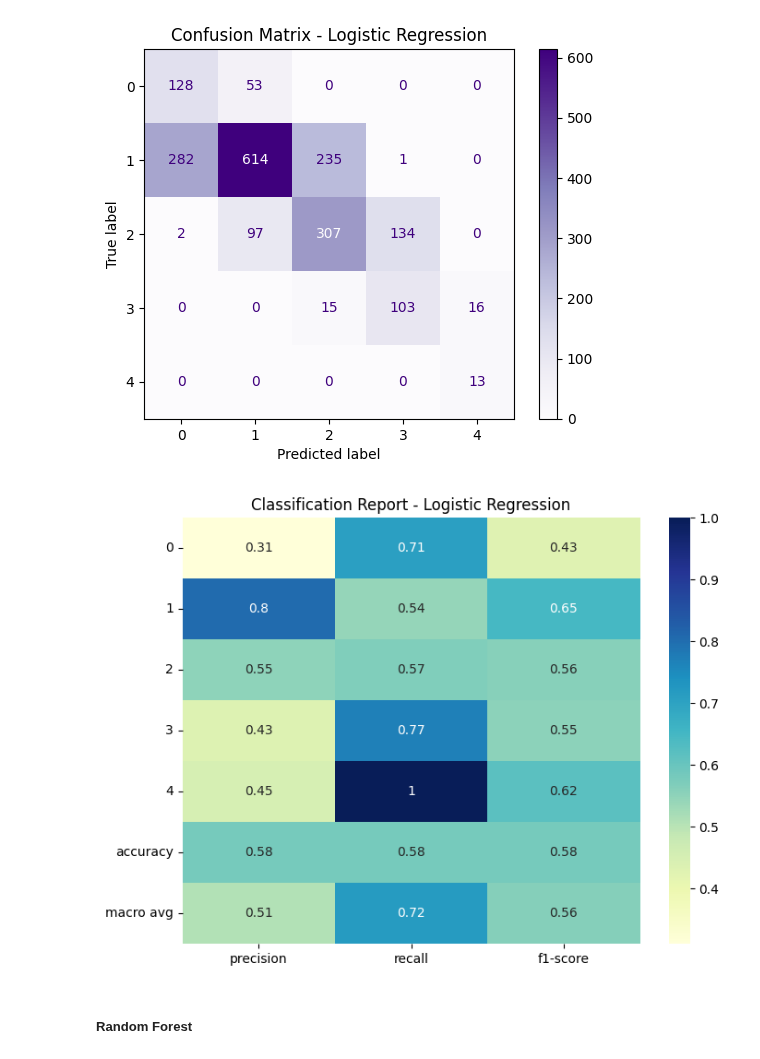
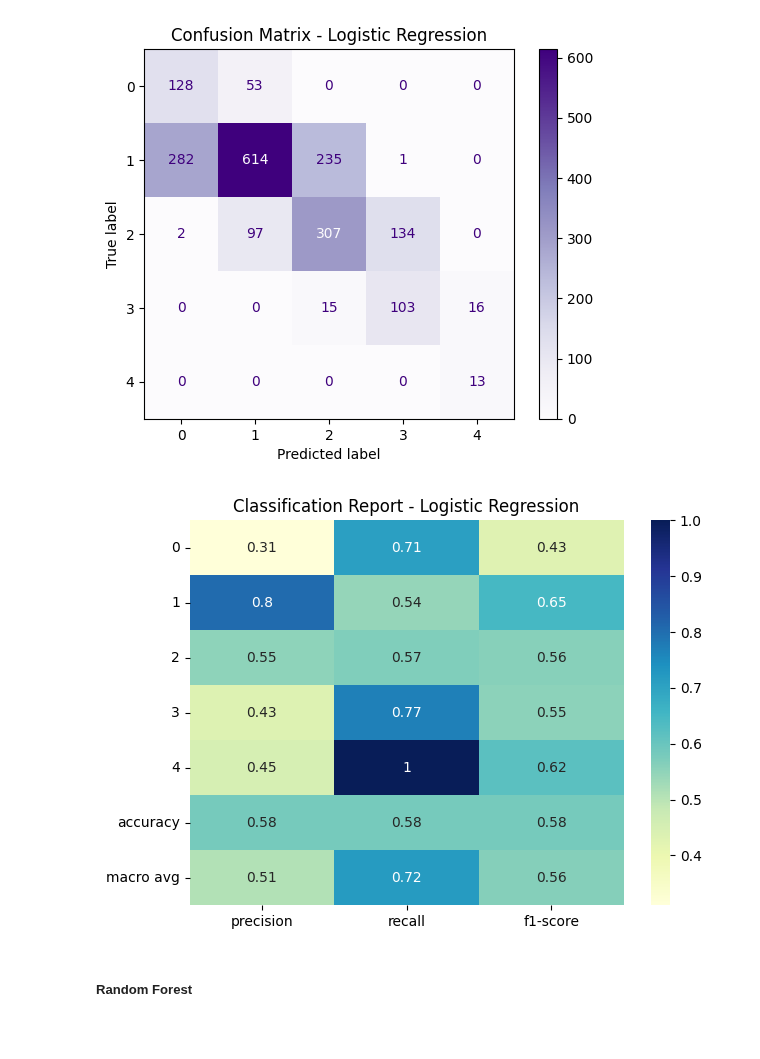
Before and after one commit to AnahitShekikyan/ADS-504-Team-Project, a Jupyter notebook: ADS_504_Final_Team_Project.ipynb, the cells around one changed output. Drawn from its saved outputs; the diff is of its cells as text; code cells hidden in the pictures; blank space fills up the shorter version.

```diff
--- a/ADS_504_Final_Team_Project.ipynb
+++ b/ADS_504_Final_Team_Project.ipynb
@@ -366,15 +366,15 @@ plt.show()
 # %%
 # Get classification report as dict
 report = classification_report(y_test, y_pred_lr, output_dict=True)
 df_report = pd.DataFrame(report).transpose()
 
 # Heatmap
-plt.figure(figsize=(8, 6))
+plt.figure(figsize=(7, 5))
 sns.heatmap(df_report.iloc[:-1, :-1], annot=True, cmap="YlGnBu")
 plt.title("Classification Report - Logistic Regression")
 plt.show()
 # %% [output]
-[figure, old version]
+[figure, new version]
 # %% [markdown]
 ##### **Random Forest**
 # %%
```
Also changed, not shown: parts of 1 cell of this notebook.
